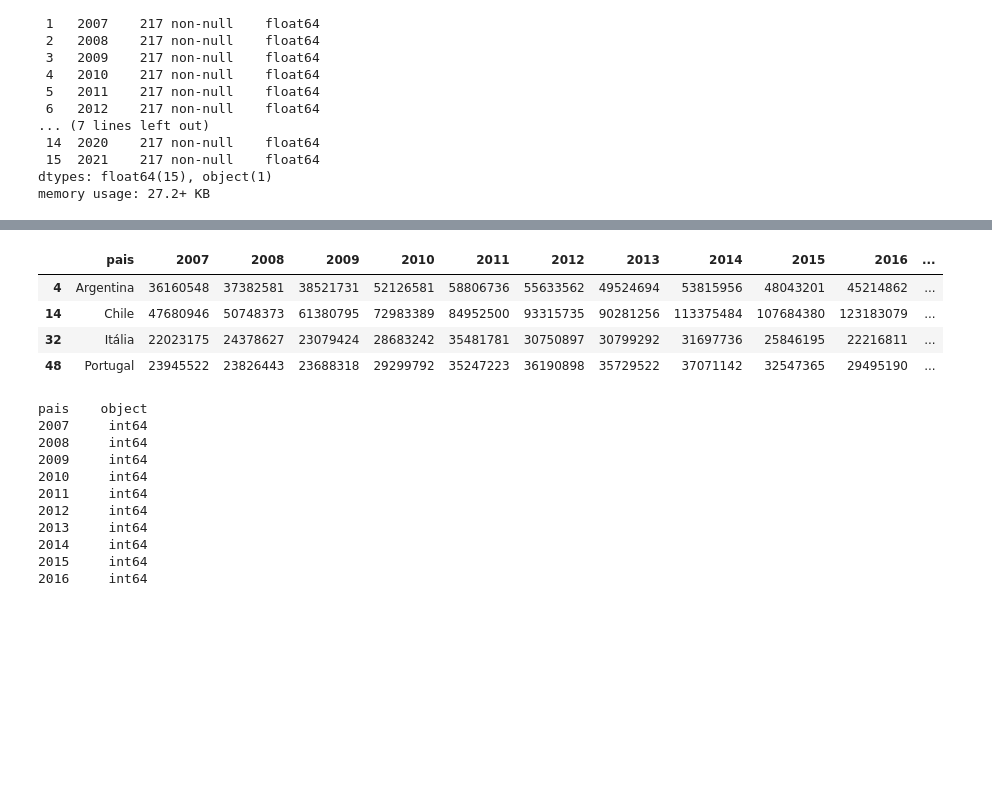
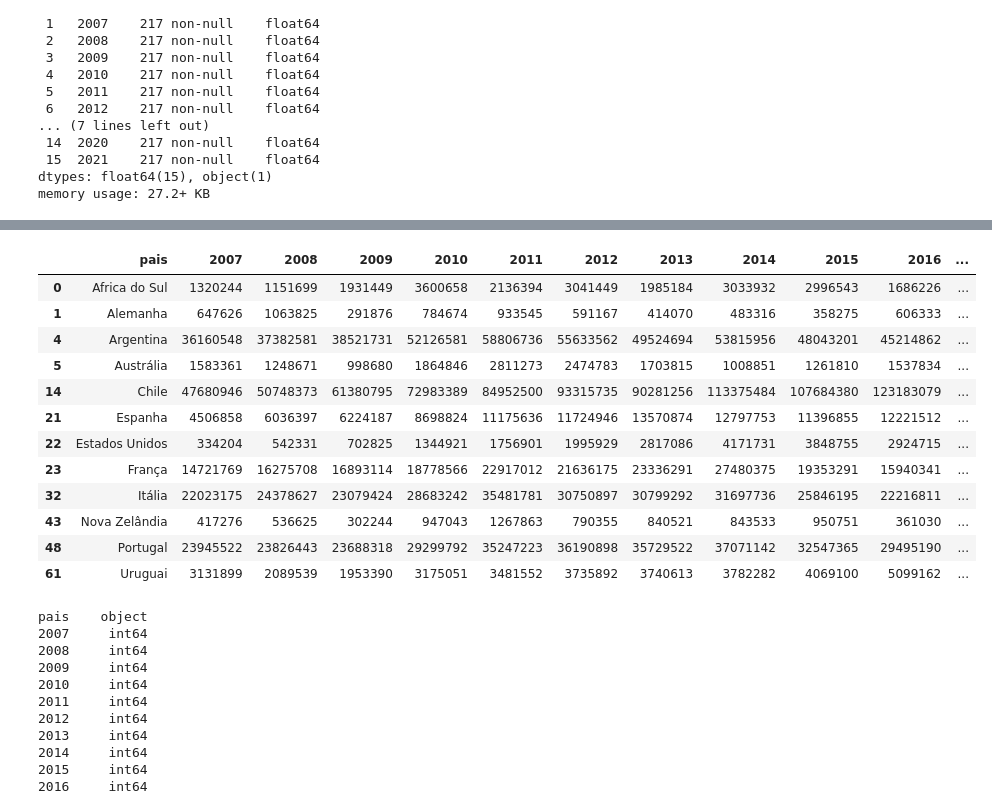
Before and after one commit to MCardosoDev/Tech_Challenge_Fase1, a Jupyter notebook: Tech_Challenge.ipynb, the cells around one changed output, grey strips where cells are left out. Saved outputs shown, nothing was run; the diff lists cells and outputs as text; code cells hidden in the pictures; blank space fills up the shorter version.

```diff
--- a/Tech_Challenge.ipynb
+++ b/Tech_Challenge.ipynb
@@ -1149,16 +1160,24 @@ paises_exportacao
 # %%
 # paises_importacao = dataset_imp_valor.query("pais == 'Paraguai' or pais == 'Rússia' or pais == 'Estados Unidos' or pais == 'Reino Unido' or pais == 'China' or pais == 'Países Baixos' or pais == 'Espanha'")
-paises_importacao = dataset_imp_valor.query("pais == 'Chile' or pais == 'Argentina' or pais == 'Portugal' or pais == 'Itália'")
+paises_importacao = dataset_imp_valor.query("pais == 'Chile' or pais == 'Argentina' or pais == 'Portugal' or pais == 'Itália' or pais == 'França' or pais == 'Espanha' or pais == 'Uruguai' or pais == 'Africa do Sul' or pais == 'Estados Unidos' or pais == 'Austrália' or pais == 'Nova Zelândia' or pais == 'Alemanha'")
 periodo_imp = [str(ano) for ano in range(2007, 2022)]
 colunas_imp = ['pais'] + periodo_imp
 paises_importacao = paises_importacao.loc[:, colunas_imp]
 paises_importacao
 # %% [output]
 |  | pais | 2007 | 2008 | 2009 | 2010 | 2011 | 2012 | 2013 | 2014 | 2015 | 2016 | ... |
+| 0 | Africa do Sul | 1320244 | 1151699 | 1931449 | 3600658 | 2136394 | 3041449 | 1985184 | 3033932 | 2996543 | 1686226 | ... |
+| 1 | Alemanha | 647626 | 1063825 | 291876 | 784674 | 933545 | 591167 | 414070 | 483316 | 358275 | 606333 | ... |
 | 4 | Argentina | 36160548 | 37382581 | 38521731 | 52126581 | 58806736 | 55633562 | 49524694 | 53815956 | 48043201 | 45214862 | ... |
+| 5 | Austrália | 1583361 | 1248671 | 998680 | 1864846 | 2811273 | 2474783 | 1703815 | 1008851 | 1261810 | 1537834 | ... |
 | 14 | Chile | 47680946 | 50748373 | 61380795 | 72983389 | 84952500 | 93315735 | 90281256 | 113375484 | 107684380 | 123183079 | ... |
+| 21 | Espanha | 4506858 | 6036397 | 6224187 | 8698824 | 11175636 | 11724946 | 13570874 | 12797753 | 11396855 | 12221512 | ... |
+| 22 | Estados Unidos | 334204 | 542331 | 702825 | 1344921 | 1756901 | 1995929 | 2817086 | 4171731 | 3848755 | 2924715 | ... |
+| 23 | França | 14721769 | 16275708 | 16893114 | 18778566 | 22917012 | 21636175 | 23336291 | 27480375 | 19353291 | 15940341 | ... |
 | 32 | Itália | 22023175 | 24378627 | 23079424 | 28683242 | 35481781 | 30750897 | 30799292 | 31697736 | 25846195 | 22216811 | ... |
+| 43 | Nova Zelândia | 417276 | 536625 | 302244 | 947043 | 1267863 | 790355 | 840521 | 843533 | 950751 | 361030 | ... |
 | 48 | Portugal | 23945522 | 23826443 | 23688318 | 29299792 | 35247223 | 36190898 | 35729522 | 37071142 | 32547365 | 29495190 | ... |
+| 61 | Uruguai | 3131899 | 2089539 | 1953390 | 3175051 | 3481552 | 3735892 | 3740613 | 3782282 | 4069100 | 5099162 | ... |
 # %%
 paises_exportacao.dtypes
 # %% [output]
```
Also changed, not shown: parts of 17 cells of this notebook, 5 other files.
